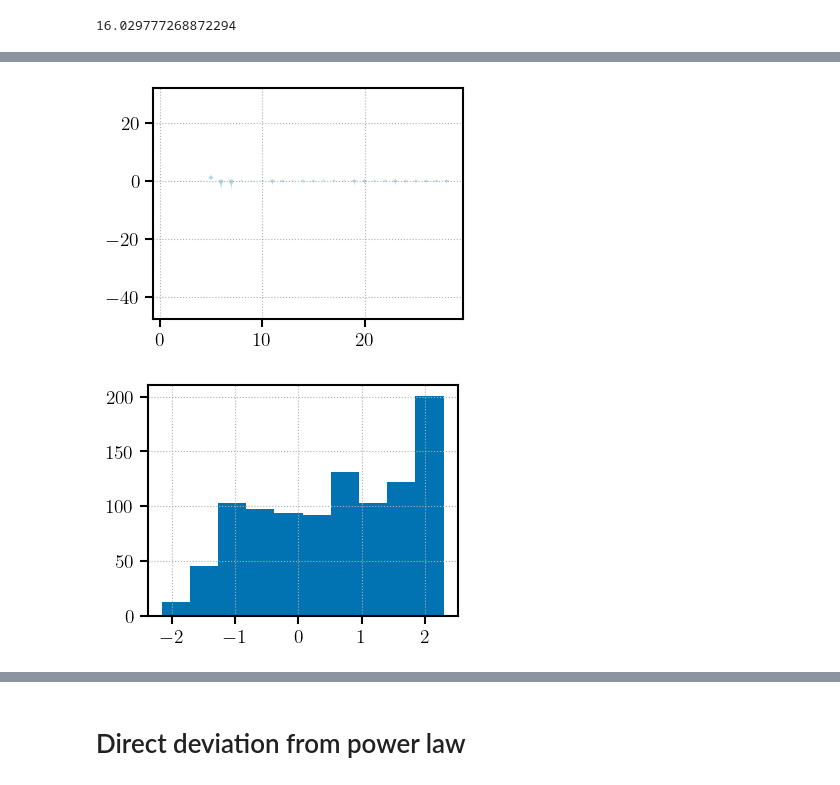
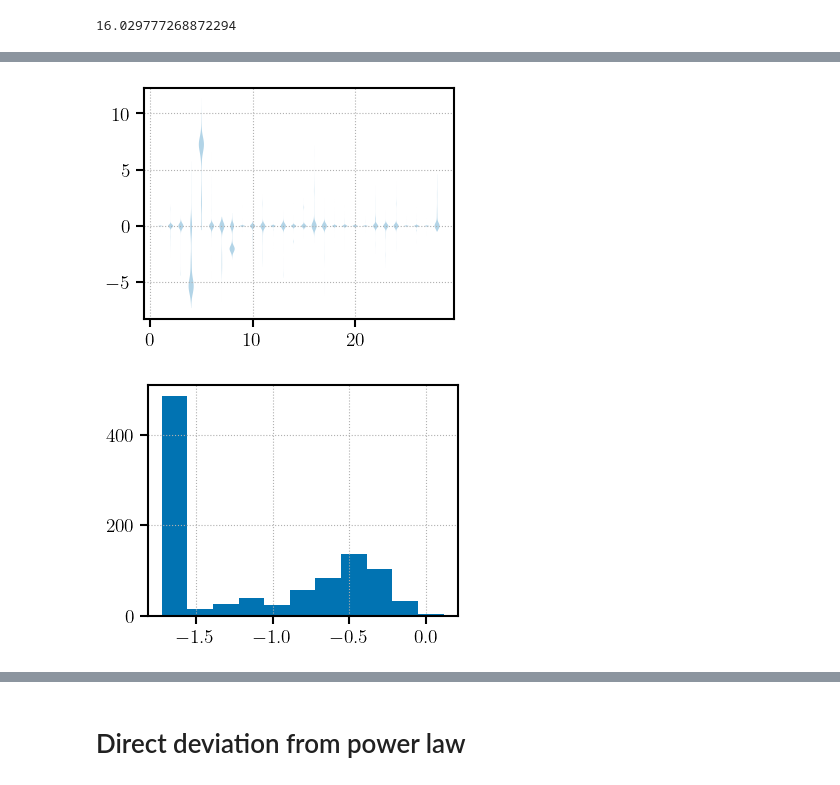
Before and after one commit to meyers-academic/flexible_pta_spectral_models, a Jupyter notebook: notebooks/rn_single_pulsar_spike_example.ipynb, the cells around one changed output, grey strips where cells are left out. Drawn from its saved outputs; the diff is of its cells as text; code cells hidden in the pictures.

```diff
--- a/notebooks/rn_single_pulsar_spike_example.ipynb
+++ b/notebooks/rn_single_pulsar_spike_example.ipynb
@@ -69,5 +66,5 @@ print(freqs.size)
 30
 # %%
-residuals = psrl.sample(jax.random.PRNGKey(34), {'J1012+5307_red_noise_log10_rho(30)': injection})
+residuals = psrl.sample(jax.random.PRNGKey(34), {f'{psrname}_red_noise_log10_rho(30)': injection})
 print(residuals[1])
 # %% [output]
@@ -83,16 +80,16 @@ plt.errorbar(psr.toas / 86400, psr.residuals, yerr=psr.toaerrs, fmt='.', alpha=0
 # %%
-model, psrl = lncass_models.create_rn_single_psr_model(psr, n_rn_freqs)
+model, psrl = lncass_models.create_rn_single_psr_model(psr, n_rn_freqs, cond=0)
 # %%
 lncass_outliers_sampler = infer.MCMC(
-    infer.NUTS(model, max_tree_depth=10),
-    num_warmup=10000,
+    infer.NUTS(model, max_tree_depth=8),
+    num_warmup=2000,
     num_samples=1000,
     num_chains=1,
     progress_bar=True,chain_method='vectorized'
 )
 # %%
 with numpyro.validation_enabled():
-    lncass_outliers_sampler.run(jax.random.PRNGKey(23), prior_dict={**PRIOR_DICT})
+    lncass_outliers_sampler.run(jax.random.PRNGKey(23), prior_dict={**PRIOR_DICT, 'tau': dist.Uniform(0.001, 10.), 'sigma_lambda':dist.Uniform(0.001, 50.001), 'mu_lambda': dist.Uniform(-100, 10)})
 # %%
 samples = lncass_outliers_sampler.get_samples()
 # %%
@@ -126,10 +123,10 @@ plt.show()
 # %%
-plt.violinplot(samples['beta_o'], showextrema=False)
+plt.violinplot(samples['beta_rn'], showextrema=False)
 plt.show()
 # %% [output]
-[figure, old version]
+[figure, new version]
 # %%
-plt.hist(np.log(samples['sigma_lambda_rn']))
+plt.hist(samples['snr_lambda_rn'], bins='auto')
 plt.show()
 # %% [output]
-[figure, old version]
+[figure, new version]
```
Also changed, not shown: parts of 24 cells of this notebook.
